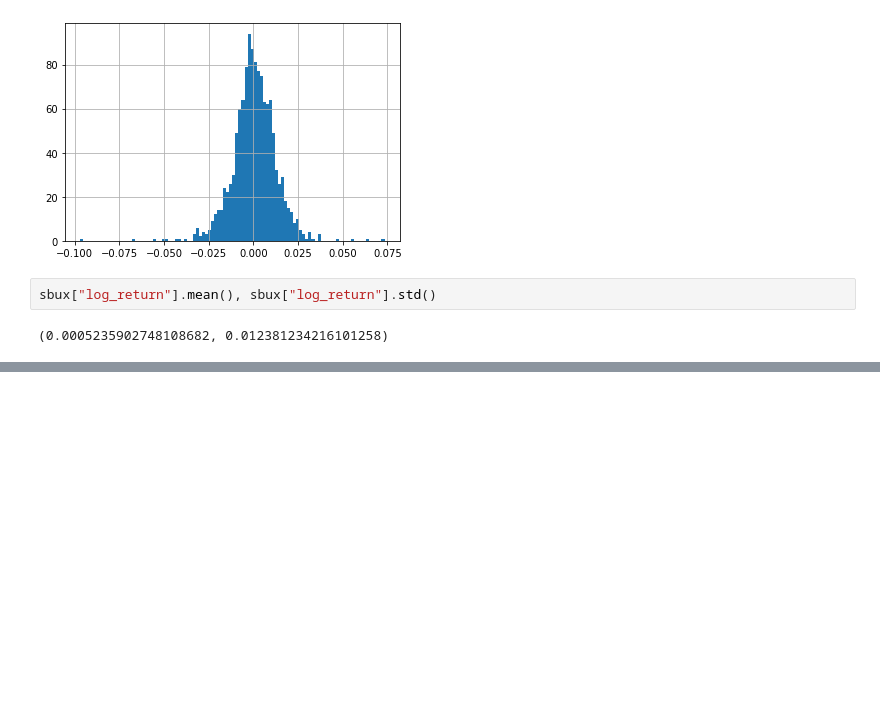
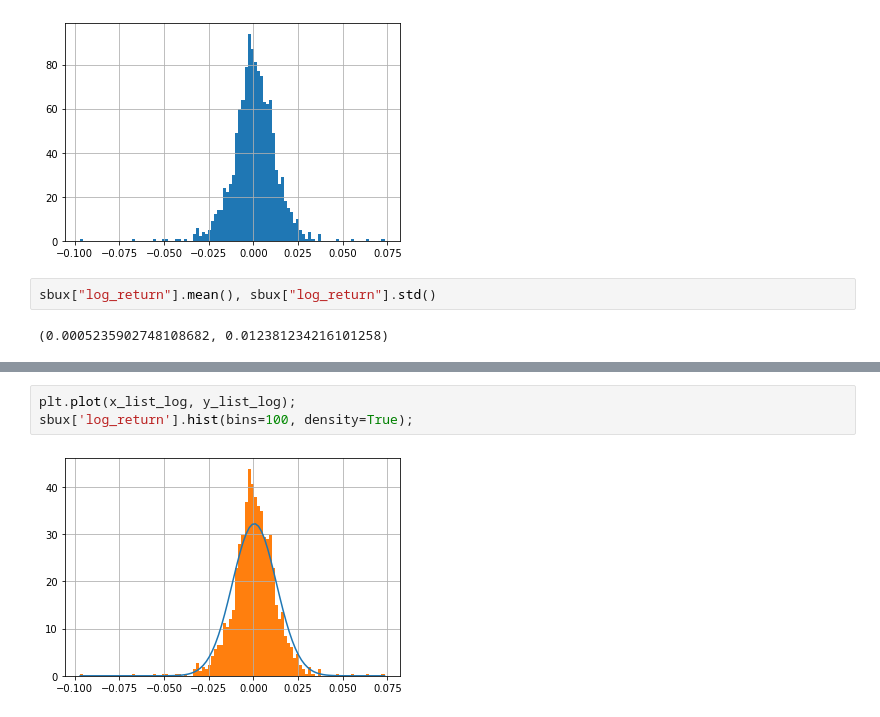
Before and after one commit to tohidabedini/deep-learning-courses, a Jupyter notebook: 04-Udemy - Financial/02-Financial basics/2.11-Financial Data Statistics.ipynb, the cells around one changed output, grey strips where cells are left out. Cells and saved outputs as stored; diff of their text form; blank space fills up the shorter version.

```diff
--- a/04-Udemy - Financial/02-Financial basics/2.11-Financial Data Statistics.ipynb
+++ b/04-Udemy - Financial/02-Financial basics/2.11-Financial Data Statistics.ipynb
@@ -70,0 +106,5 @@ sbux["log_return"].mean(), sbux["log_return"].std()
+# %%
+plt.plot(x_list_log, y_list_log);
+sbux['log_return'].hist(bins=100, density=True);
+# %% [output]
+[figure, added]
```
Also changed, not shown: parts of 11 cells of this notebook.
